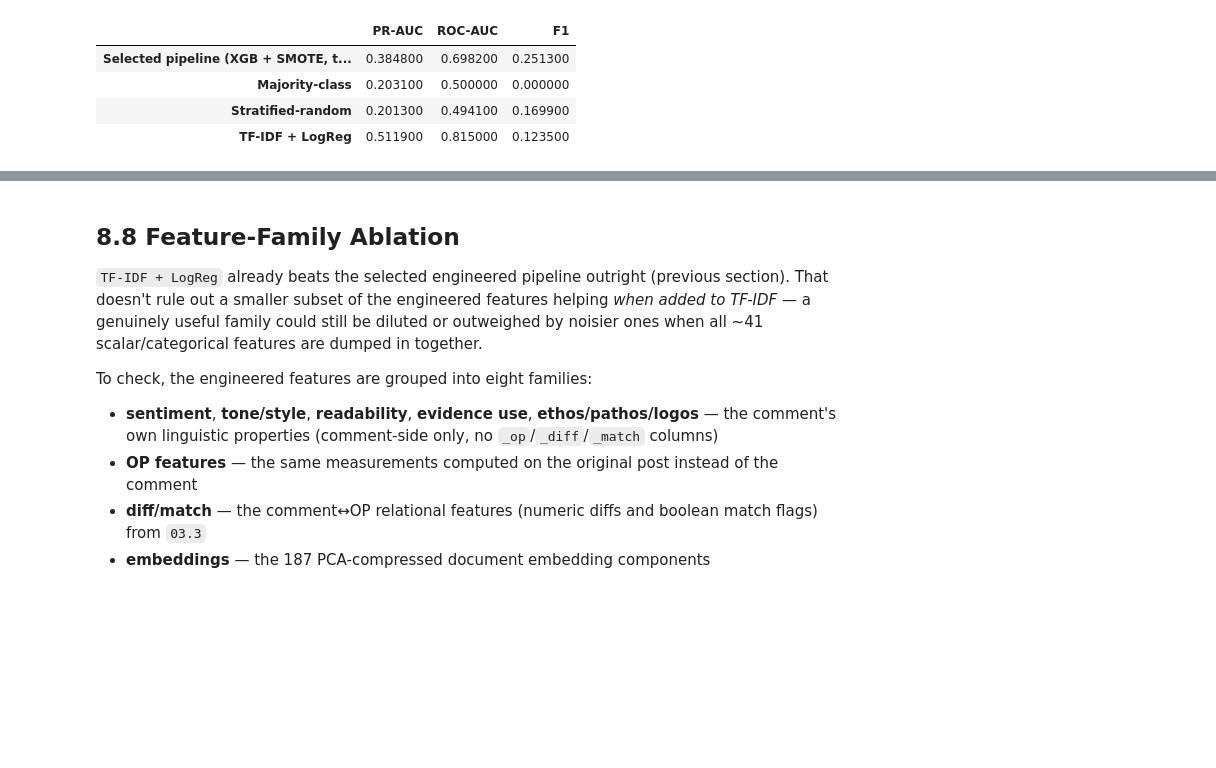
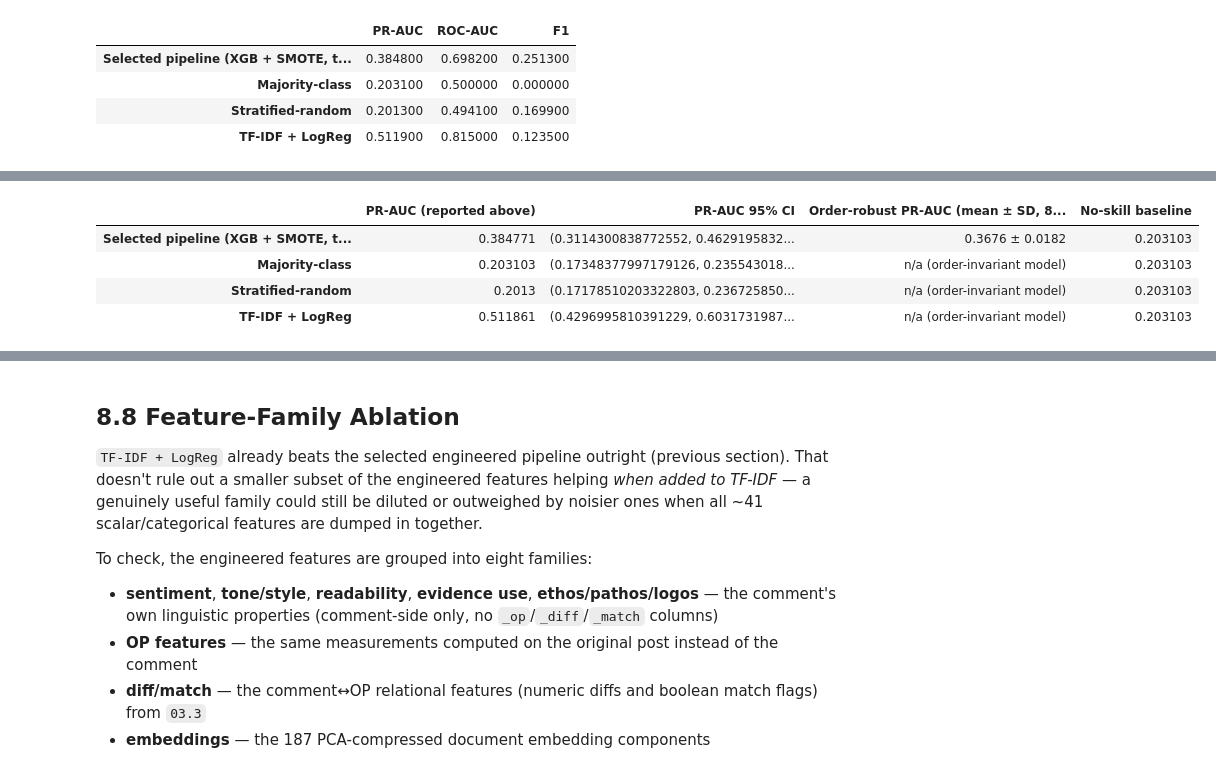
Before and after one commit to jct-nlp/change-my-view-2025, a Jupyter notebook: this work/04.2_baseline_comparison.ipynb, the cells around one changed output, grey strips where cells are left out. Drawn from its saved outputs; the diff is of its cells as text; code cells hidden in the pictures; blank space fills up the shorter version.

```diff
--- a/this work/04.2_baseline_comparison.ipynb
+++ b/this work/04.2_baseline_comparison.ipynb
@@ -215,0 +238,81 @@ pd.DataFrame(baseline_results).T.round(4).style.apply(bold_max, axis=0)
+# %%
+import random
+from sklearn.base import clone
+
+def bootstrap_ci(y_true, proba, metric_fn, n_boot=1000, seed=42):
+    """95% CI for a metric_fn(y_true_sample, proba_sample) via resampling with replacement -
+    same convention as 06_strategy_ablation.ipynb/08_wa_external_validation.ipynb."""
+    rng = np.random.RandomState(seed)
+    y_true = np.asarray(y_true)
+    proba  = np.asarray(proba)
+    n = len(y_true)
+    scores = []
+    for _ in range(n_boot):
+        idx = rng.randint(0, n, n)
+        yt, pb = y_true[idx], proba[idx]
+        if len(np.unique(yt)) < 2:
+            continue
+        scores.append(metric_fn(yt, pb))
+    return np.percentile(scores, 2.5), np.percentile(scores, 97.5)
+
+def order_robust_pr_auc(pipe_factory, X_train_df, X_test_df, y_tr, y_te, n_repeats=8, seed=0):
+    """Order-robust PR-AUC mean/std across n_repeats random re-orderings of the same column
+    SET - same convention as 06's column-order sensitivity check. Only meaningful for the
+    tree-based Selected-pipeline row below; LogReg/Dummy rows have no such degree of freedom
+    (a convex solver and a label-only classifier are both order-invariant by construction)."""
+    cols = list(X_train_df.columns)
+    rng = random.Random(seed)
+    pr_aucs = []
+    for _ in range(n_repeats):
+        shuffled = list(cols)
+        rng.shuffle(shuffled)
+        pipe = clone(pipe_factory())
+        pipe.fit(X_train_df[shuffled], y_tr)
+        proba = pipe.predict_proba(X_test_df[shuffled])[:, 1]
+        pr_aucs.append(average_precision_score(y_te, proba))
+    return float(np.mean(pr_aucs)), float(np.std(pr_aucs))
+
+def make_selected_pipe():
+    return Pipeline([
+        ('scaler', RobustScaler()),
+        ('sampler', SMOTE(random_state=42)),
+        ('clf', xgb.XGBClassifier(random_state=42, eval_metric='logloss')),
+    ])
+
+no_skill_baseline = y_test.mean()
+
+# Reuse each row's own already-fitted model to get its test-set probabilities, rather than
+# refitting - the CI below is computed on the exact predictions already reported above.
+proba_majority_ci   = DummyClassifier(strategy='most_frequent', random_state=42).fit(X_train_selected, y_train).predict_proba(X_test_selected)[:, 1]
+proba_stratified_ci = DummyClassifier(strategy='stratified', random_state=42).fit(X_train_selected, y_train).predict_proba(X_test_selected)[:, 1]
+proba_tfidf_ci      = tfidf_logreg.predict_proba(X_text_test)[:, 1]
+
+robustness_rows = {}
+for name, proba_row in [
+    ('Selected pipeline (XGB + SMOTE, trusted+untrusted)', proba_selected),
+    ('Majority-class',    proba_majority_ci),
+    ('Stratified-random', proba_stratified_ci),
+    ('TF-IDF + LogReg',   proba_tfidf_ci),
+]:
+    ci = bootstrap_ci(y_test, proba_row, average_precision_score)
+    robustness_rows[name] = {
+        'PR-AUC (reported above)': baseline_results[name]['PR-AUC'],
+        'PR-AUC 95% CI': ci,
+        'No-skill baseline': no_skill_baseline,
+    }
+
+order_robust_mean, order_robust_std = order_robust_pr_auc(
+    make_selected_pipe, X_train_selected, X_test_selected, y_train, y_test
+)
+robustness_rows['Selected pipeline (XGB + SMOTE, trusted+untrusted)']['Order-robust PR-AUC (mean ± SD, 8 shuffles)'] = f'{order_robust_mean:.4f} ± {order_robust_std:.4f}'
+for name in ['Majority-class', 'Stratified-random', 'TF-IDF + LogReg']:
+    robustness_rows[name]['Order-robust PR-AUC (mean ± SD, 8 shuffles)'] = 'n/a (order-invariant model)'
+
+robustness_df = pd.DataFrame(robustness_rows).T[['PR-AUC (reported above)', 'PR-AUC 95% CI', 'Order-robust PR-AUC (mean ± SD, 8 shuffles)', 'No-skill baseline']]
+robustness_df
+# %% [output]
+|  | PR-AUC (reported above) | PR-AUC 95% CI | Order-robust PR-AUC (mean ± SD, 8... | No-skill baseline |
+| Selected pipeline (XGB + SMOTE, t... | 0.384771 | (0.3114300838772552, 0.4629195832... | 0.3676 ± 0.0182 | 0.203103 |
+| Majority-class | 0.203103 | (0.17348377997179126, 0.235543018... | n/a (order-invariant model) | 0.203103 |
+| Stratified-random | 0.2013 | (0.17178510203322803, 0.236725850... | n/a (order-invariant model) | 0.203103 |
+| TF-IDF + LogReg | 0.511861 | (0.4296995810391229, 0.6031731987... | n/a (order-invariant model) | 0.203103 |
```
Also changed, not shown: parts of 16 cells of this notebook, 2 other files.
